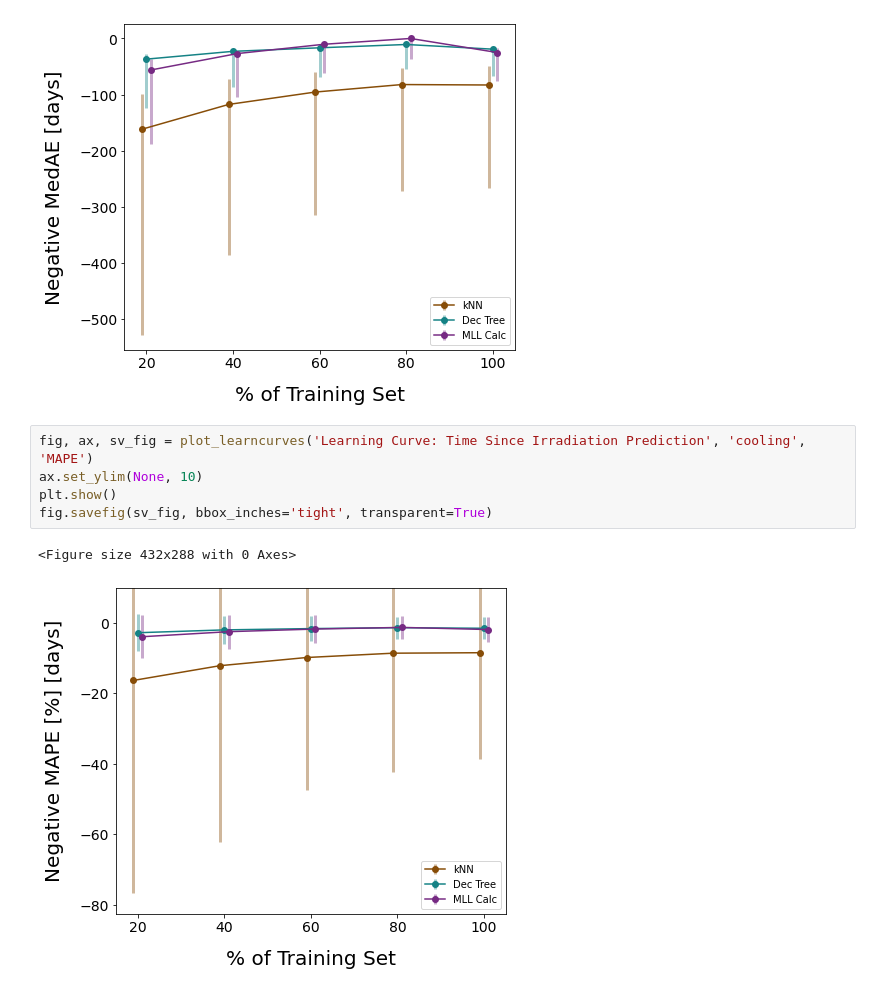
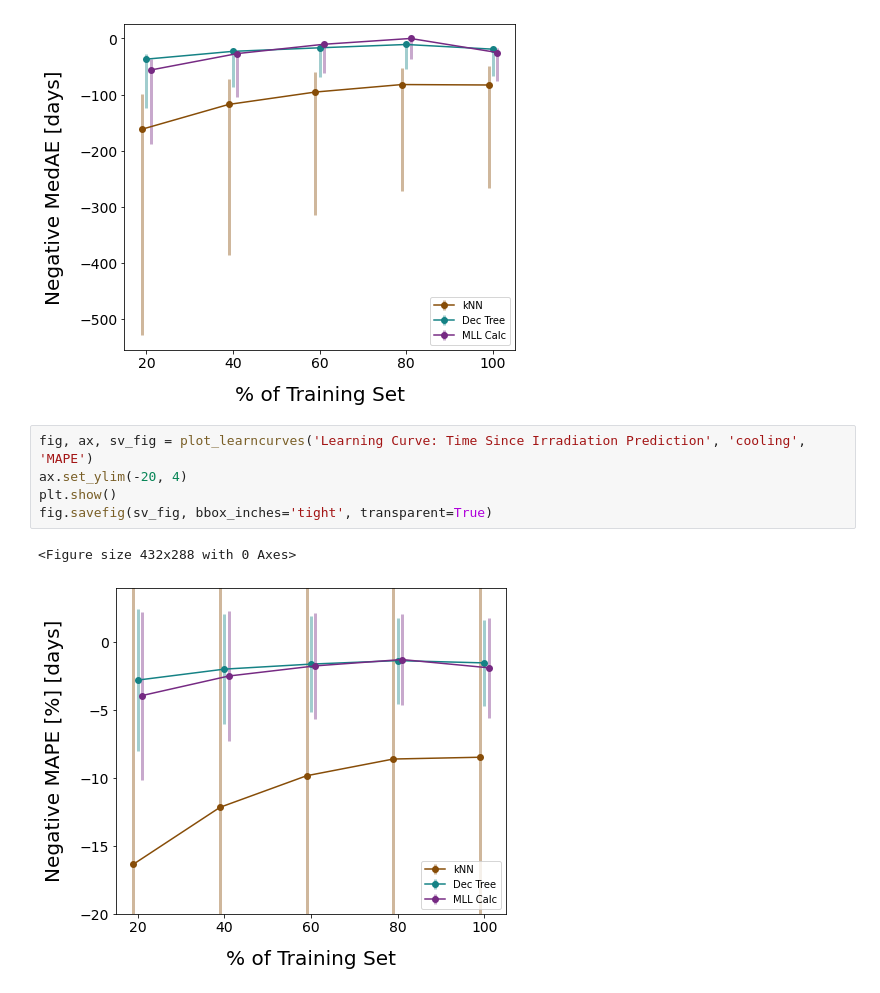
Before and after one commit to opotowsky/process_results, a Jupyter notebook: nuc_rand-err_mll_scikit_compare.ipynb, the cells around one changed output. Cells and saved outputs as stored; diff of their text form.

Commit message:
cropping a plot

```diff
--- a/nuc_rand-err_mll_scikit_compare.ipynb
+++ b/nuc_rand-err_mll_scikit_compare.ipynb
@@ -324,9 +324,9 @@ plt.show()
 [figure]
 # %%
 fig, ax, sv_fig = plot_learncurves('Learning Curve: Time Since Irradiation Prediction', 'cooling', 'MAPE')
-ax.set_ylim(None, 10)
+ax.set_ylim(-20, 4)
 plt.show()
 fig.savefig(sv_fig, bbox_inches='tight', transparent=True)
 # %% [output]
 <Figure size 432x288 with 0 Axes>
-[figure, old version]
+[figure, new version]
```
